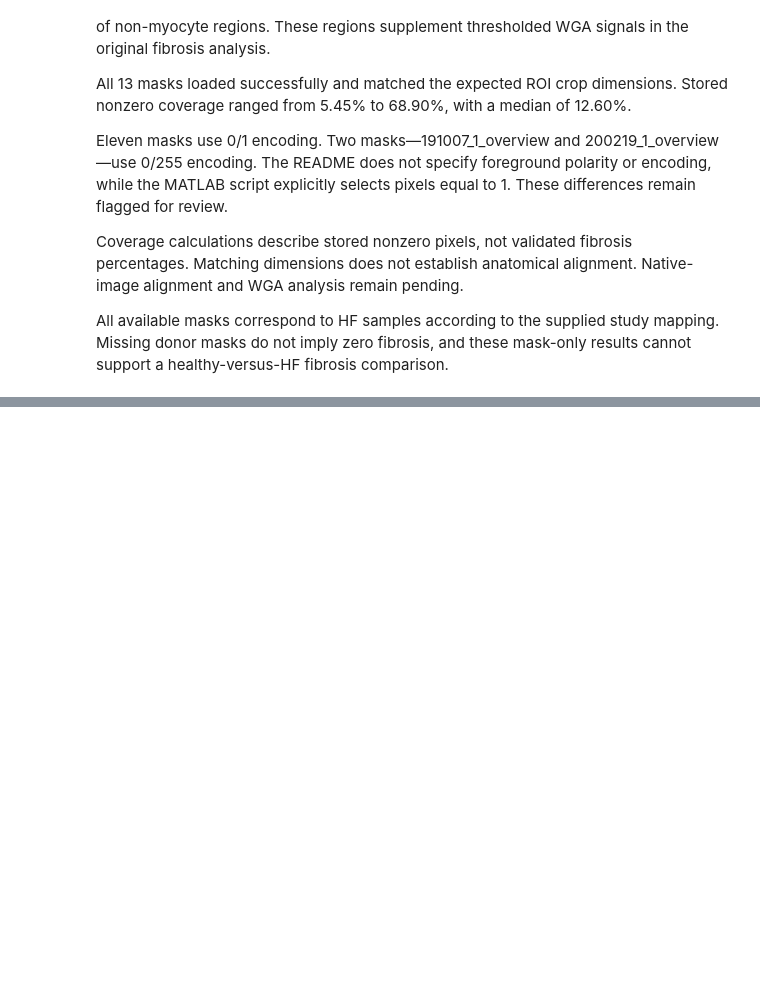
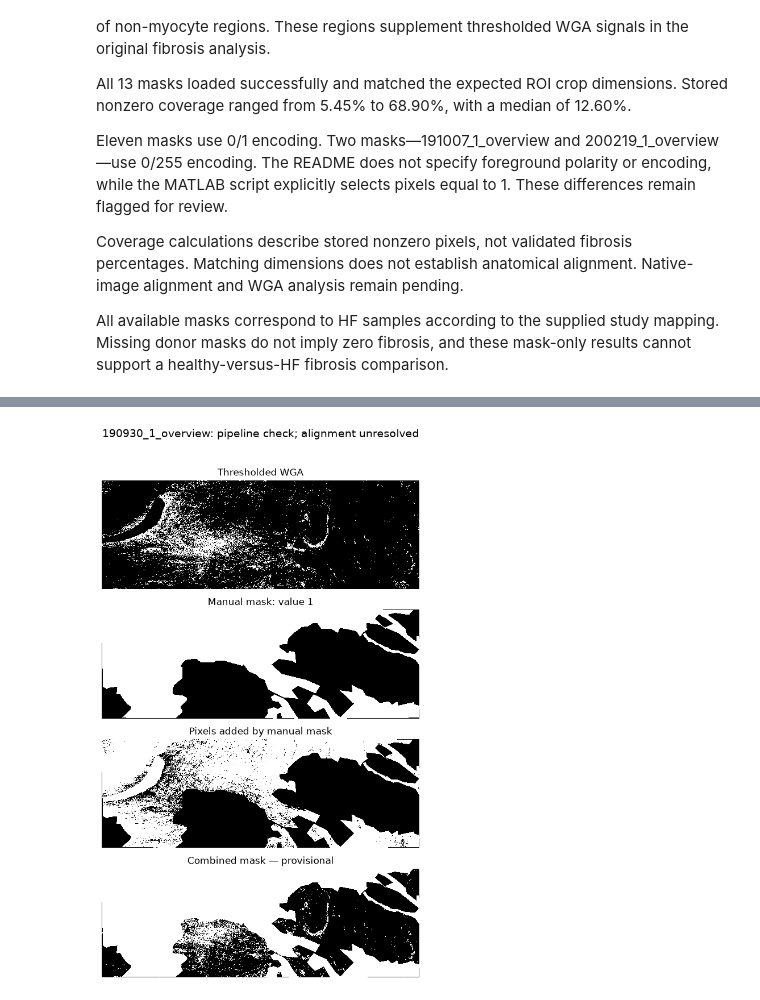
Before and after one commit to rapatnaik/D37-Semantic-Data-Lake, a Jupyter notebook: EDA/03_masks_fibrosis_eda.ipynb, the cells around one changed output, grey strips where cells are left out. Drawn from its saved outputs; the diff is of its cells as text; code cells hidden in the pictures; blank space fills up the shorter version.

```diff
--- a/EDA/03_masks_fibrosis_eda.ipynb
+++ b/EDA/03_masks_fibrosis_eda.ipynb
@@ -936,0 +1414,37 @@ mask-only results cannot support a healthy-versus-HF fibrosis comparison.
+# %%
+panels = [
+    ("Thresholded WGA", wga_binary),
+    ("Manual mask: value 1", manual_binary),
+    ("Pixels added by manual mask", added_by_manual),
+    ("Combined mask — provisional", combined_binary),
+]
+
+fig, axes = plt.subplots(4, 1, figsize=(15, 10))
+
+for ax, (title, array) in zip(axes, panels):
+    ax.imshow(
+        array,
+        cmap="gray",
+        vmin=0,
+        vmax=1,
+        interpolation="nearest",
+    )
+    ax.set_title(title)
+    ax.axis("off")
+
+fig.suptitle(
+    f"{SAMPLE_ID}: pipeline check; alignment unresolved",
+    fontsize=14,
+)
+
+fig.tight_layout(rect=[0, 0, 1, 0.96])
+
+fig.savefig(
+    FIGURES / f"{SAMPLE_ID}_provisional_thresholding.png",
+    dpi=160,
+    bbox_inches="tight",
+)
+
+plt.show()
+# %% [output]
+[figure, added]
```
Also changed, not shown: parts of 9 cells of this notebook, 7 other files.
